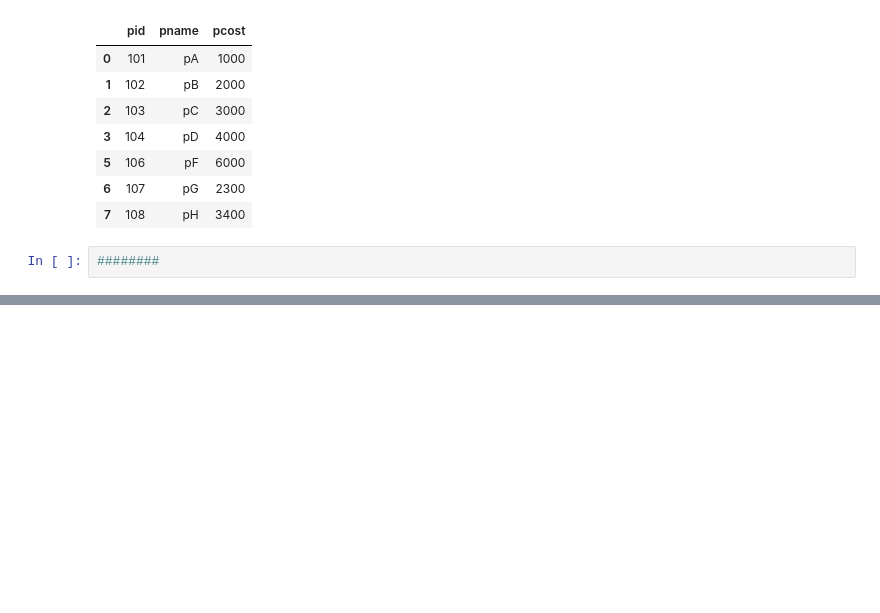
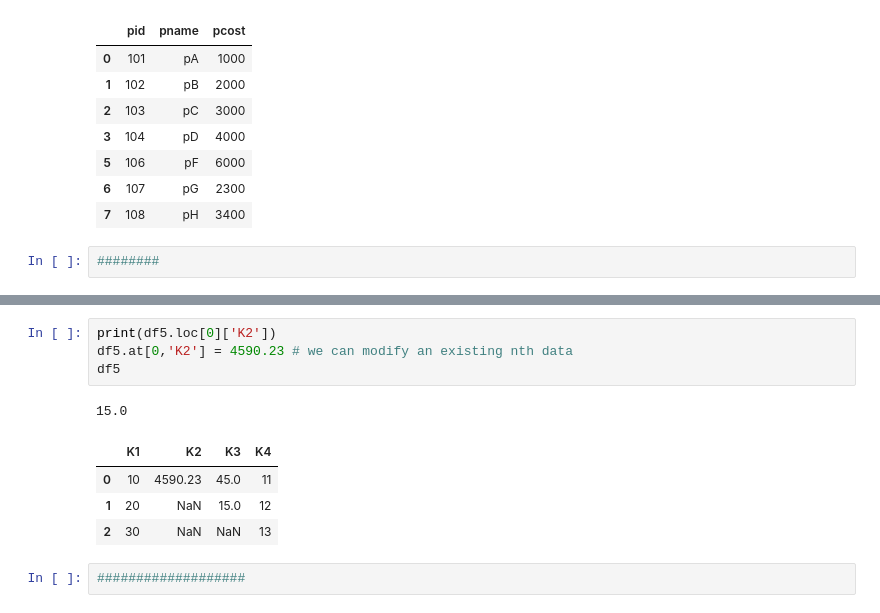
Before and after one commit to NehaParveen03/MLOps_Nov-, a Jupyter notebook: DAY1/DE-MLOps-1.ipynb, the cells around one changed output, grey strips where cells are left out. Cells and saved outputs as stored; diff of their text form; blank space fills up the shorter version.

```diff
--- a/DAY1/DE-MLOps-1.ipynb
+++ b/DAY1/DE-MLOps-1.ipynb
@@ -802,0 +1053,12 @@ df2
+# %%
+print(df5.loc[0]['K2'])
+df5.at[0,'K2'] = 4590.23 # we can modify an existing nth data
+df5
+# %% [output]
+15.0
+|  | K1 | K2 | K3 | K4 |
+| 0 | 10 | 4590.23 | 45.0 | 11 |
+| 1 | 20 | NaN | 15.0 | 12 |
+| 2 | 30 | NaN | NaN | 13 |
+# %%
+###################
```
Also changed, not shown: parts of 32 cells of this notebook.
